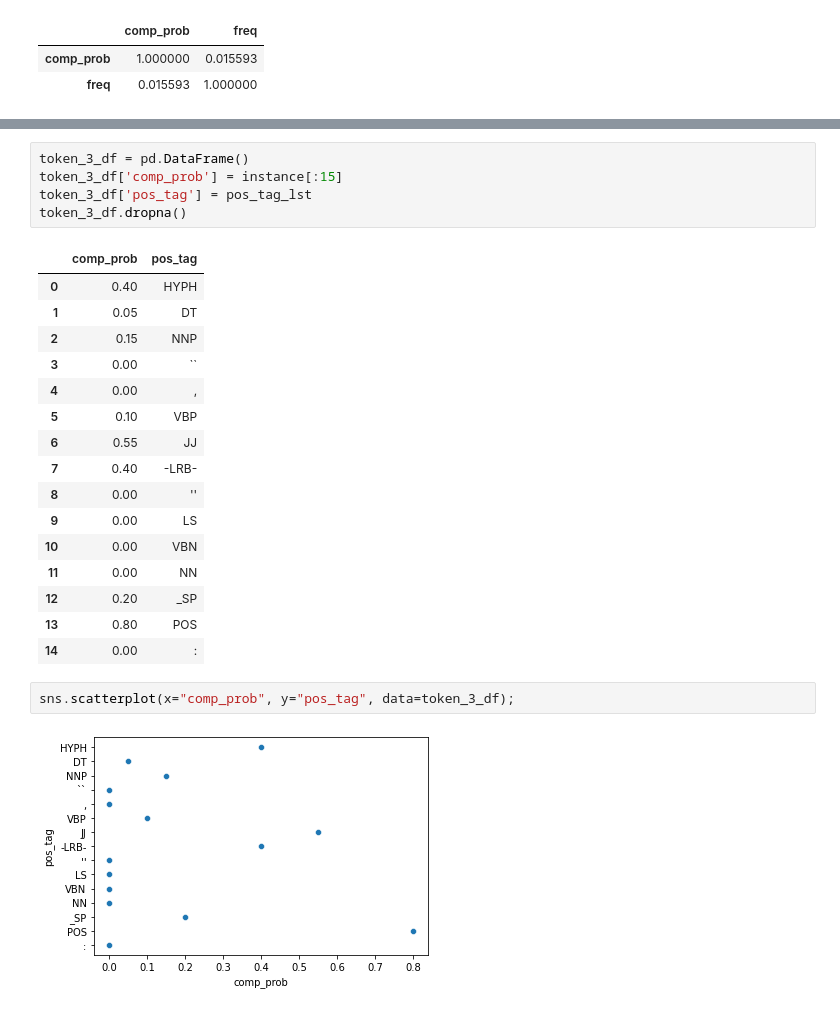
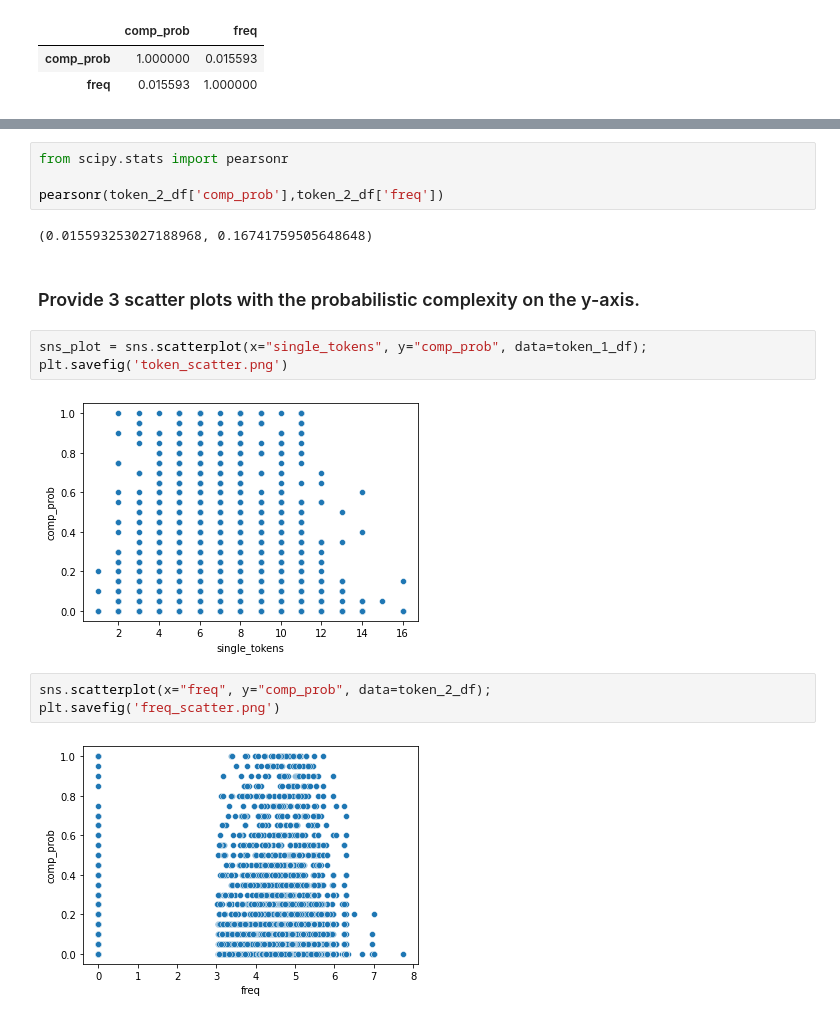
Before and after one commit to melisnv/natural-language-processing-projects, a Jupyter notebook: Assignment I NLP/Part B - complex-word-identification.ipynb, the cells around one changed output, grey strips where cells are left out. Saved outputs shown, nothing was run; the diff lists cells and outputs as text.

```diff
--- a/Assignment I NLP/Part B - complex-word-identification.ipynb
+++ b/Assignment I NLP/Part B - complex-word-identification.ipynb
@@ -336,26 +258,18 @@ pos_tags_frequencies = [value for _, value in pos_tags_frequencies.most_common()
-# %%
-token_3_df = pd.DataFrame()
-token_3_df['comp_prob'] = instance[:15]
-token_3_df['pos_tag'] = pos_tag_lst
-token_3_df.dropna()
-# %% [output]
-|  | comp_prob | pos_tag |
-| 0 | 0.40 | HYPH |
-| 1 | 0.05 | DT |
-| 2 | 0.15 | NNP |
-| 3 | 0.00 | `` |
-| 4 | 0.00 | , |
-| 5 | 0.10 | VBP |
-| 6 | 0.55 | JJ |
-| 7 | 0.40 | -LRB- |
-| 8 | 0.00 | '' |
-| 9 | 0.00 | LS |
-| 10 | 0.00 | VBN |
-| 11 | 0.00 | NN |
-| 12 | 0.20 | _SP |
-| 13 | 0.80 | POS |
-| 14 | 0.00 | : |
-# %%
-sns.scatterplot(x="comp_prob", y="pos_tag", data=token_3_df);
-# %% [output]
-[figure, removed]
+# %%
+from scipy.stats import pearsonr
+
+pearsonr(token_2_df['comp_prob'],token_2_df['freq'])
+# %% [output]
+(0.015593253027188968, 0.16741759505648648)
+# %% [markdown]
+### Provide 3 scatter plots with the probabilistic complexity on the y-axis.
+# %%
+sns_plot = sns.scatterplot(x="single_tokens", y="comp_prob", data=token_1_df);
+plt.savefig('token_scatter.png')
+# %% [output]
+[figure, added]
+# %%
+sns.scatterplot(x="freq", y="comp_prob", data=token_2_df);
+plt.savefig('freq_scatter.png')
+# %% [output]
+[figure, added]
```
Also changed, not shown: parts of 14 cells of this notebook.
